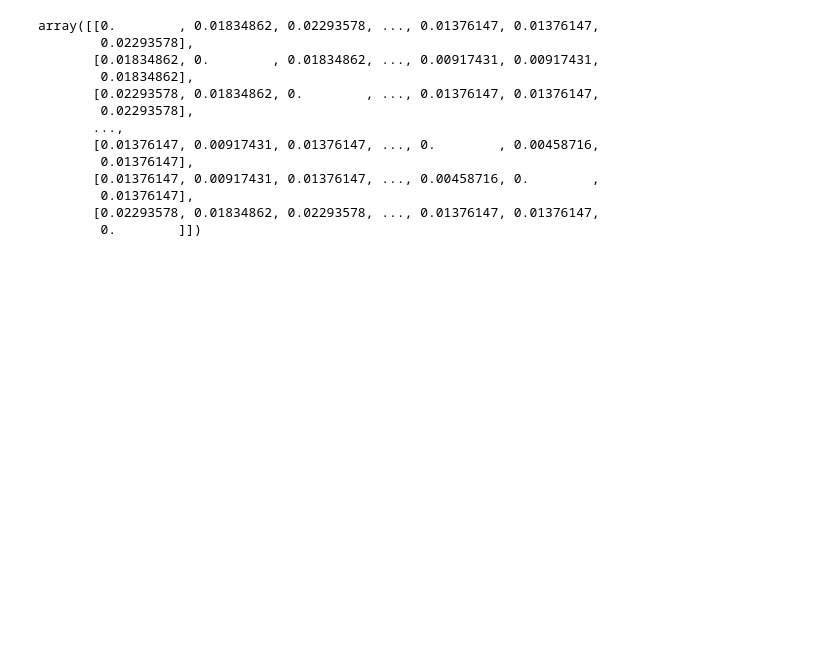
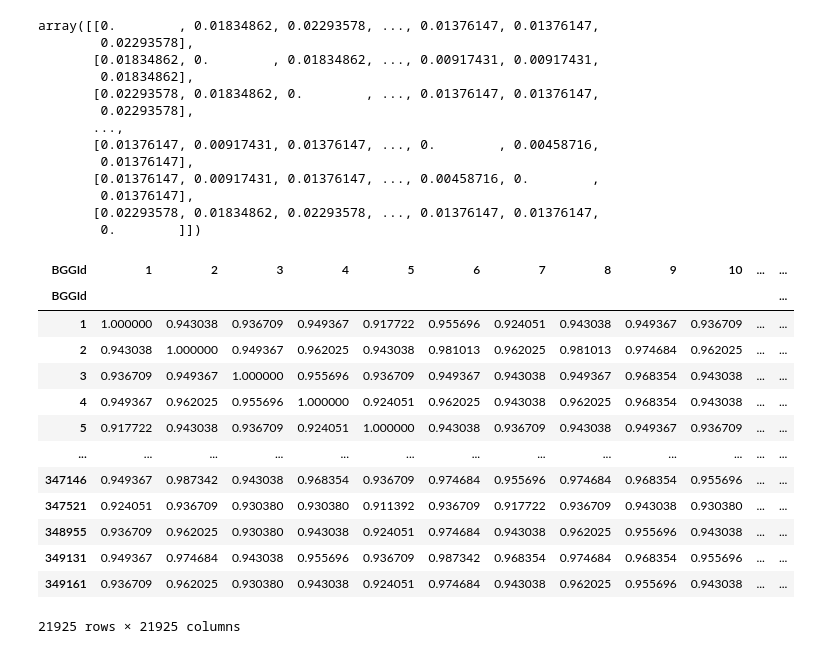
Before and after one commit to VitalijsTickovs/RecSys_Project, a Jupyter notebook: similarity_matrices_notebook.ipynb, the cells around one changed output. Cells and saved outputs as stored; diff of their text form; code cells hidden in the pictures; blank space fills up the shorter version.

```diff
--- a/alexandru_notebook.ipynb
+++ b/similarity_matrices_notebook.ipynb
@@ -193,3 +193,21 @@ array([[0.        , 0.01834862, 0.02293578, ..., 0.01376147, 0.01376147,
         0.01376147],
        [0.02293578, 0.01834862, 0.02293578, ..., 0.01376147, 0.01376147,
         0.        ]])
+# %%
+mechanics_similarities_df = pd.DataFrame(1-mechanics_similarities, columns = mechanics_df['BGGId'], index = mechanics_df['BGGId'])
+mechanics_similarities_df
+# %% [output]
+| BGGId | 1 | 2 | 3 | 4 | 5 | 6 | 7 | 8 | 9 | 10 | ... | ... |
+| BGGId |  |  |  |  |  |  |  |  |  |  |  | ... |
+| 1 | 1.000000 | 0.943038 | 0.936709 | 0.949367 | 0.917722 | 0.955696 | 0.924051 | 0.943038 | 0.949367 | 0.936709 | ... | ... |
+| 2 | 0.943038 | 1.000000 | 0.949367 | 0.962025 | 0.943038 | 0.981013 | 0.962025 | 0.981013 | 0.974684 | 0.962025 | ... | ... |
+| 3 | 0.936709 | 0.949367 | 1.000000 | 0.955696 | 0.936709 | 0.949367 | 0.943038 | 0.949367 | 0.968354 | 0.943038 | ... | ... |
+| 4 | 0.949367 | 0.962025 | 0.955696 | 1.000000 | 0.924051 | 0.962025 | 0.943038 | 0.962025 | 0.968354 | 0.943038 | ... | ... |
+| 5 | 0.917722 | 0.943038 | 0.936709 | 0.924051 | 1.000000 | 0.943038 | 0.936709 | 0.943038 | 0.949367 | 0.936709 | ... | ... |
+| ... | ... | ... | ... | ... | ... | ... | ... | ... | ... | ... | ... | ... |
+| 347146 | 0.949367 | 0.987342 | 0.943038 | 0.968354 | 0.936709 | 0.974684 | 0.955696 | 0.974684 | 0.968354 | 0.955696 | ... | ... |
+| 347521 | 0.924051 | 0.936709 | 0.930380 | 0.930380 | 0.911392 | 0.936709 | 0.917722 | 0.936709 | 0.943038 | 0.930380 | ... | ... |
+| 348955 | 0.936709 | 0.962025 | 0.930380 | 0.943038 | 0.924051 | 0.974684 | 0.943038 | 0.962025 | 0.955696 | 0.943038 | ... | ... |
+| 349131 | 0.949367 | 0.974684 | 0.943038 | 0.955696 | 0.936709 | 0.987342 | 0.968354 | 0.974684 | 0.968354 | 0.955696 | ... | ... |
+| 349161 | 0.936709 | 0.962025 | 0.930380 | 0.943038 | 0.924051 | 0.974684 | 0.943038 | 0.962025 | 0.955696 | 0.943038 | ... | ... |
+21925 rows × 21925 columns
```
Also changed, not shown: parts of 4 cells of this notebook, 1 other file.
